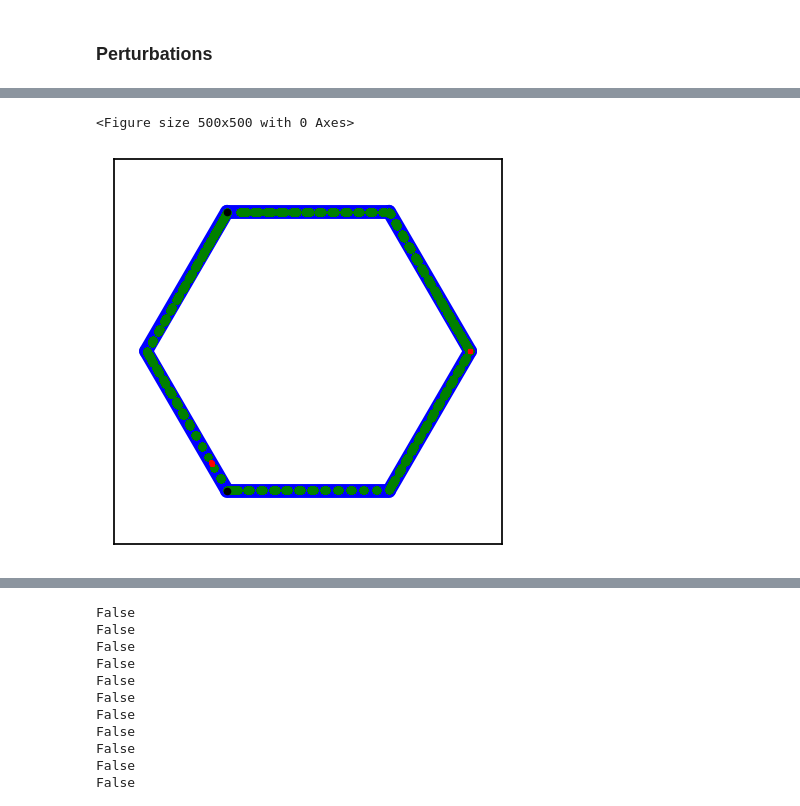
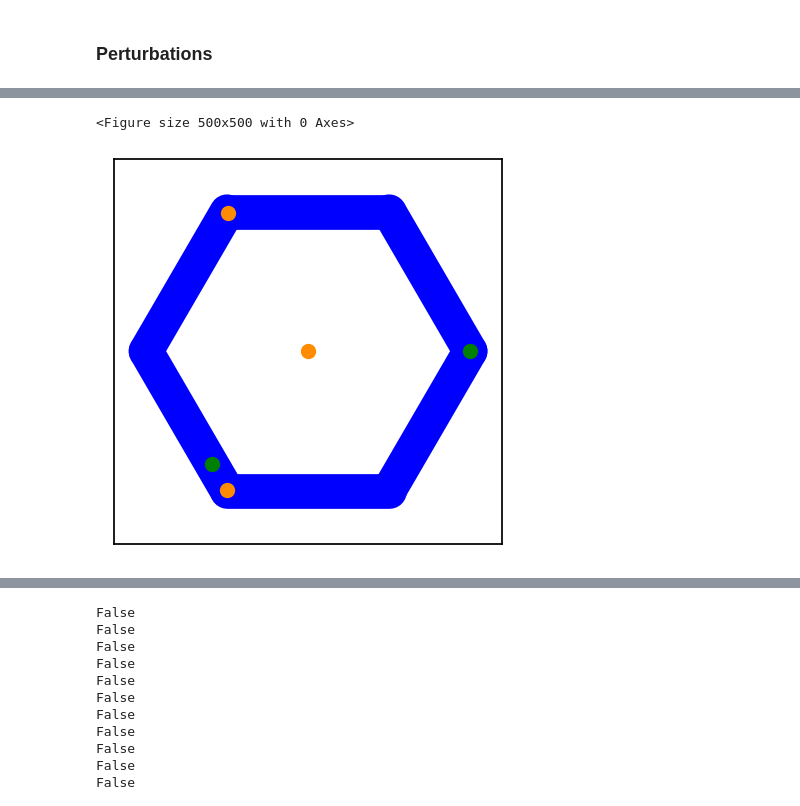
Before and after one commit to Asagodi/topological_diversity, a Jupyter notebook: Stability/Noormanring.ipynb, the cells around one changed output, grey strips where cells are left out. Cells and saved outputs as stored; diff of their text form; code cells hidden in the pictures.

Commit message:
finding fixed points analytically

```diff
--- a/Stability/Noormanring.ipynb
+++ b/Stability/Noormanring.ipynb
@@ -294,3 +385,7 @@ for bump_i in range(x.shape[0]):
         y0 = np.roll(bumps[:,bump_i], support_j)
         sol = solve_ivp(noorman_ode, y0=y0,  t_span=[0,maxT], args=tuple([tau, transfer_function, W_sym+eps, W_asym, c_ff, N]),dense_output=True)
         epssols[bump_i,support_j,...] = sol.sol(t).T
+# %%
+fixed_points = noorman_fixed_points(W_sym+eps, c_ff)
+fixed_points = np.array(fixed_points)
+fixed_points_proj2, corners_proj2
@@ -296,0 +404,15 @@ for bump_i in range(x.shape[0]):
+# %%
+fig = plt.figure(figsize=(6,4))
+ax = plt.subplot(111)
+ax.set_prop_cycle(color=['k', 'crimson', 'b', 'orange', 'g'])
+ax.set_prop_cycle(marker=['o', 'x'])
+
+colors = ['g', 'r']
+
+for f_i, fixed_point in enumerate(fixed_points):
+    eigenvalues, _ = scipy.linalg.eig(noorman_jacobian(fixed_point, W_sym+eps))
+    # ax.scatter(np.real(eigenvalues), np.imag(eigenvalues), s=10*(N-f_i), zorder=f_i)
+    if np.all(np.real(eigenvalues)<0):
+        ax.scatter(np.real(eigenvalues), np.imag(eigenvalues), s=10*(N-f_i), zorder=f_i, color=colors[0])
+    else:
+        ax.scatter(np.real(eigenvalues), np.imag(eigenvalues), s=10*(N-f_i), zorder=f_i, color=colors[1])
@@ -298,56 +422,66 @@ for bump_i in range(x.shape[0]):
 N_points = bumps.shape[0]*bumps.shape[1]
 sols = sols.reshape((N_points, -1, N))
 epssols_flat = epssols.reshape((N_points, -1, N))
-# back_epssols_flat = back_epssols.reshape((N_points, -1, N))
 
 # pca = sklearn.decomposition.PCA(n_components=2)
 X_proj2 = pca.transform(sols[:,-1,:])
 Xeps_proj2 = pca.transform(epssols_flat[:,-1,:])
 Xeps_start_proj2 = pca.transform(epssols_flat[:,40,:])
 corners_proj2 = pca.transform(corners)
-# Xbackeps_proj2 = pca.transform(back_epssols_flat[:,-1,:])
+fixed_points_proj2 = pca.transform(fixed_points)
 
 plt.figure(figsize=(5,5))
 fig, ax = plt.subplots(1, 1, figsize=(5, 5), sharex=True, sharey=True)
 # ax.plot(X_proj2[:,0], X_proj2[:,1], '.b', label="Original attractor", alpha=1., markersize=20)
-ax.plot(Xeps_proj2[:,0], Xeps_proj2[:,1], '.r', label="Stable", zorder=10, alpha=1., markersize=5)
-for i in range(1000):
-    Xeps_start_proj2 = pca.transform(epssols_flat[:,i*1,:])
-    ax.plot(Xeps_start_proj2[:,0], Xeps_start_proj2[:,1], '.g', zorder=9, alpha=1., markersize=9)
-# ax.plot(corners_proj2[:,0], corners_proj2[:,1], '.k', label="Stable", zorder=9, alpha=1., markersize=9)
-for i in [3,5]:
-    ax.plot(corners_proj2[i,0], corners_proj2[i,1], '.k', label="Stable", zorder=9, alpha=1., markersize=9)
+# ax.plot(Xeps_proj2[:,0], Xeps_proj2[:,1], '.g', label="Stable", zorder=10, alpha=1., markersize=20)
+# for i in range(1000):
+#     Xeps_start_proj2 = pca.transform(epssols_flat[:,i*1,:])
+    # ax.plot(Xeps_start_proj2[:,0], Xeps_start_proj2[:,1], '.g', zorder=9, alpha=1., markersize=9)
+for f_i, fixed_point_p in enumerate(fixed_points_proj2):
+    fixed_point = fixed_points[f_i]
+    eigenvalues, _ = scipy.linalg.eig(noorman_jacobian(fixed_point, W_sym+eps))
+    if np.all(np.real(eigenvalues)<0):
+        ax.plot(fixed_point_p[0], fixed_point_p[1], '.g', label="Analytical", zorder=99, alpha=1., markersize=20)
+    else:
+        ax.plot(fixed_point_p[0], fixed_point_p[1], '.', color='darkorange', label="Analytical", zorder=99, alpha=1., markersize=20)
+
+# ax.plot(fixed_points_proj2[:,0], fixed_points_proj2[:,1], '.k', label="Analytical", zorder=99, alpha=1., markersize=9)
+# for f_i, fixed_point in enumerate(fixed_points_proj2):
+#     ax.text(fixed_point[0]*1.2, fixed_point[1]*1.2, str(f_i), color="black", fontsize=12)
+
+# for i in [3,5]:
+#     ax.plot(corners_proj2[i,0], corners_proj2[i,1], '.r', label="Unstable", zorder=9, alpha=1., markersize=20)
 
 for i in range(N):
     ax.plot([corners_proj2[i-1,0], corners_proj2[i,0]],
             [corners_proj2[i-1,1], corners_proj2[i,1]],
-            'b', label="Original attractor", zorder=0, alpha=1., linewidth=10,
+            'b', label="Original attractor", zorder=0, alpha=1., linewidth=25,
             solid_capstyle='round')
-ax.plot(corners_proj2[1,0], corners_proj2[1,1], '.r', zorder=20)
+
 
 
 ax.set(xlim=(-3, 3), ylim=(-3,3))
 ax.set_xticks([])
 ax.set_yticks([])
 # ax.legend(loc='upper center', bbox_to_anchor=(0.5, 0.),
           # fancybox=True, shadow=True, ncol=3, columnspacing=0.8, handletextpad=.3)
 
 original = mlines.Line2D([], [], color='b', marker='.', linestyle='None',
                           markersize=1, label="Original attractor")
 stable = mlines.Line2D([], [], color='r', marker='.', linestyle='None',
                           markersize=5, label="Stable")
 # unstable = mlines.Line2D([], [], color='g', marker='.', linestyle='None',
 #                           markersize=1, label="Unstable")
 
 # plt.legend(loc='upper center', bbox_to_anchor=(0.5, 0.), fancybox=True, shadow=True, ncol=3, columnspacing=0.8, handletextpad=.3,
 #            handles=[original, stable])x
 
-# plt.savefig(currentdir+"/Stability/figures/noorman_ring_activity_pert2.pdf", bbox_inches="tight")
-# plt.savefig(currentdir+"/Stability/figures/noorman_ring_activity_pert2.png", bbox_inches="tight")
+plt.savefig(currentdir+"/Stability/figures/noorman_ring_pert_2stab_2sadd.pdf", bbox_inches="tight")
+plt.savefig(currentdir+"/Stability/figures/noorman_ring_pert_2stab_2sadd.png", bbox_inches="tight")
 # plt.show()
 # %% [output]
 <Figure size 500x500 with 0 Axes>
-[figure, old version]
+[figure, new version]
 # %%
 def strictly_increasing(L):
     return all(x<y for x, y in zip(L, L[1:]))
```
Also changed, not shown: parts of 15 cells of this notebook.
